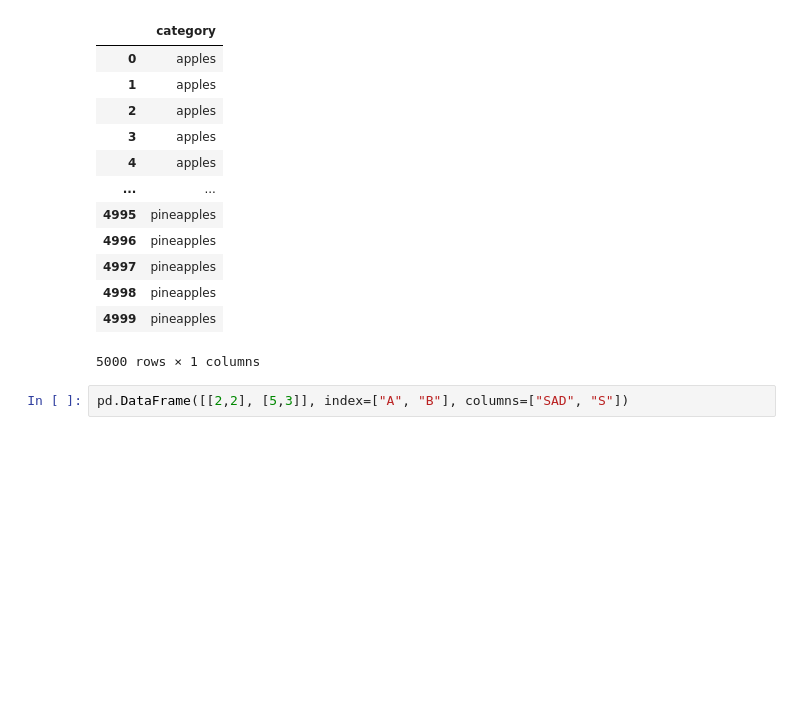
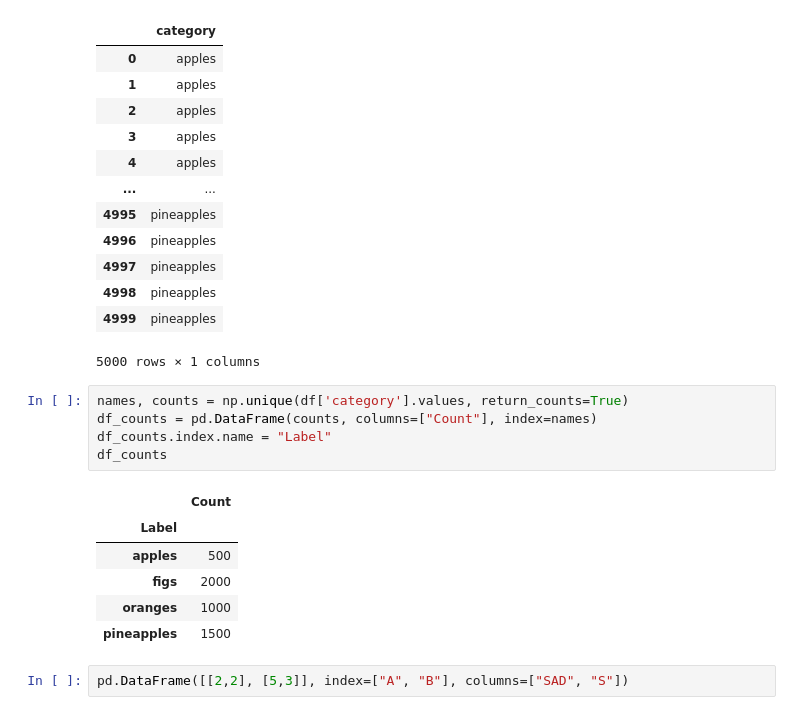
Before and after one commit to diamenciarz/MS_NIR_Analyser, a Jupyter notebook: Test.ipynb, the cells around one changed output. Drawn from its saved outputs; the diff is of its cells as text; blank space fills up the shorter version.

```diff
--- a/Test.ipynb
+++ b/Test.ipynb
@@ -39,6 +39,18 @@ df
 | 4998 | pineapples |
 | 4999 | pineapples |
 5000 rows × 1 columns
+# %%
+names, counts = np.unique(df['category'].values, return_counts=True)
+df_counts = pd.DataFrame(counts, columns=["Count"], index=names)
+df_counts.index.name = "Label"
+df_counts
+# %% [output]
+|  | Count |
+| Label |  |
+| apples | 500 |
+| figs | 2000 |
+| oranges | 1000 |
+| pineapples | 1500 |
 # %%
 pd.DataFrame([[2,2], [5,3]], index=["A", "B"], columns=["SAD", "S"])
 # %% [output]
```
Also changed, not shown: 2 other files.
